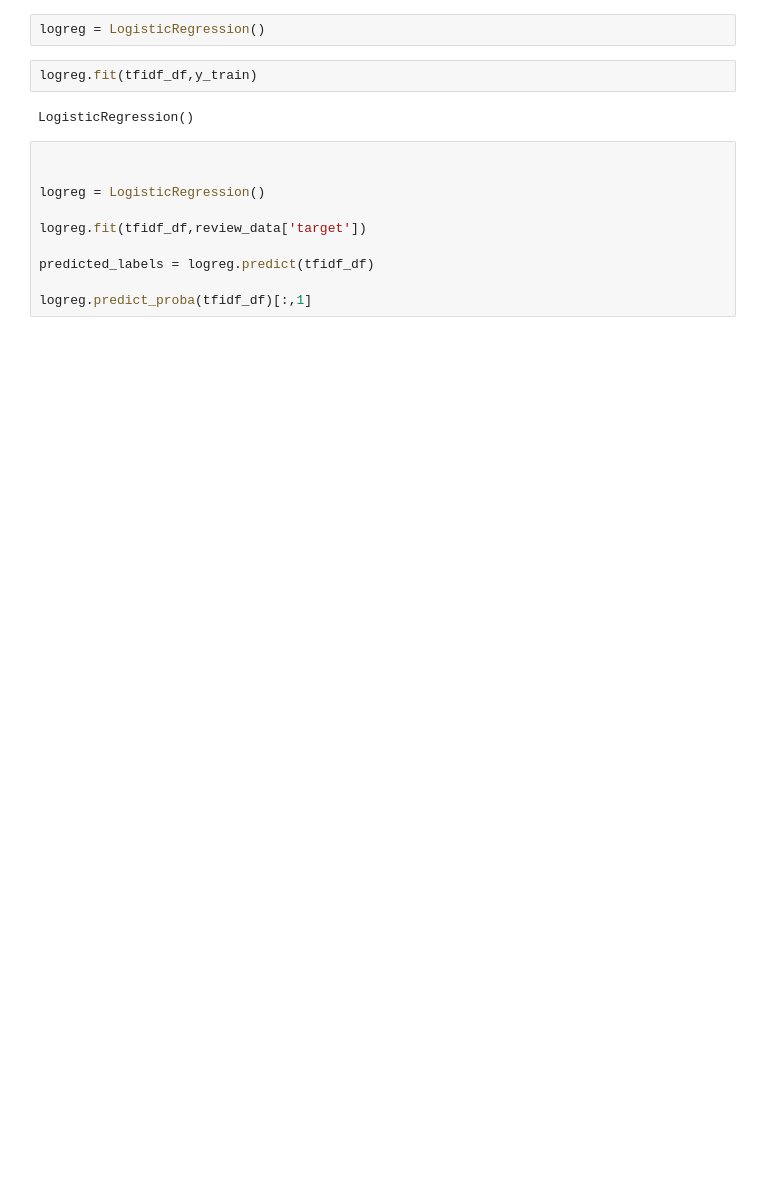
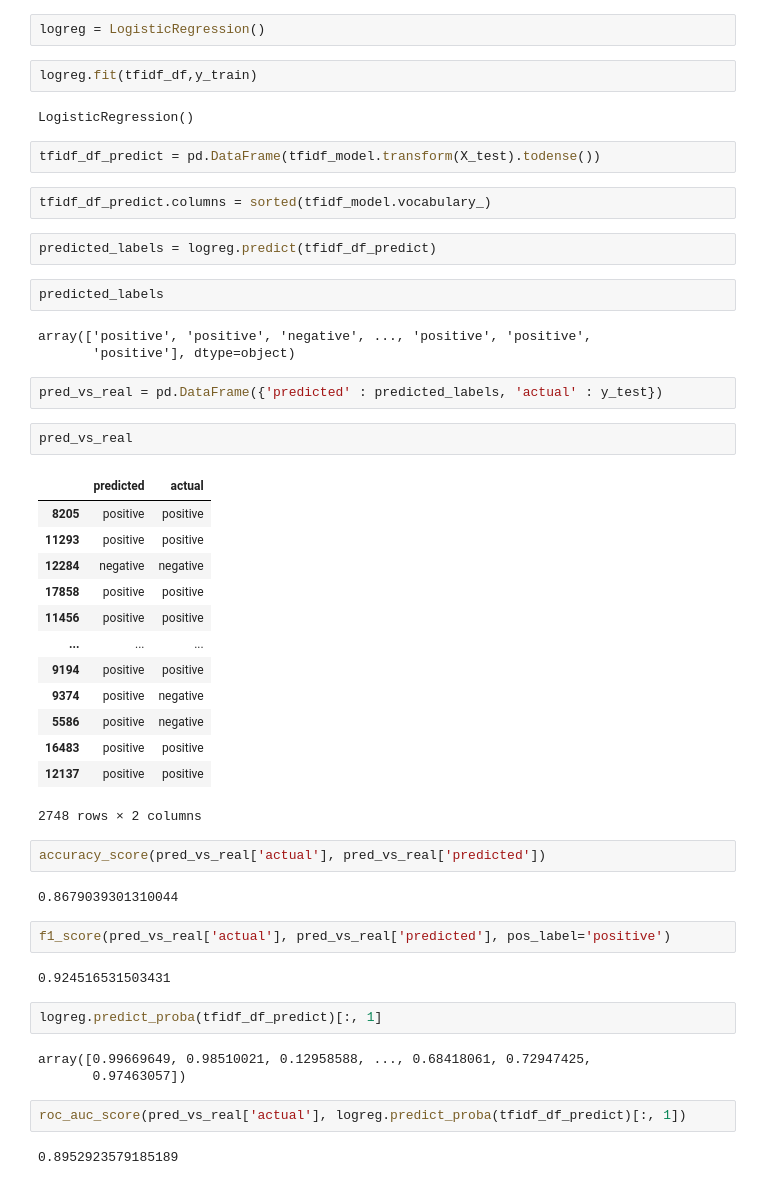
Before and after one commit to gandreguetto/youtube_comments_sentiment, a Jupyter notebook: youtube_comments.ipynb, the cells around one changed output. Saved outputs shown, nothing was run; the diff lists cells and outputs as text; blank space fills up the shorter version.

```diff
--- a/youtube_comments.ipynb
+++ b/youtube_comments.ipynb
@@ -158,13 +161,49 @@ logreg = LogisticRegression()
 logreg.fit(tfidf_df,y_train)
 # %% [output]
 LogisticRegression()
-# %%
-
-
-logreg = LogisticRegression()
-
-logreg.fit(tfidf_df,review_data['target'])
-
-predicted_labels = logreg.predict(tfidf_df)
-
-logreg.predict_proba(tfidf_df)[:,1]
+# %%
+tfidf_df_predict = pd.DataFrame(tfidf_model.transform(X_test).todense())
+# %%
+tfidf_df_predict.columns = sorted(tfidf_model.vocabulary_)
+# %%
+predicted_labels = logreg.predict(tfidf_df_predict)
+# %%
+predicted_labels
+# %% [output]
+array(['positive', 'positive', 'negative', ..., 'positive', 'positive',
+       'positive'], dtype=object)
+# %%
+pred_vs_real = pd.DataFrame({'predicted' : predicted_labels, 'actual' : y_test})
+# %%
+pred_vs_real
+# %% [output]
+|  | predicted | actual |
+| 8205 | positive | positive |
+| 11293 | positive | positive |
+| 12284 | negative | negative |
+| 17858 | positive | positive |
+| 11456 | positive | positive |
+| ... | ... | ... |
+| 9194 | positive | positive |
+| 9374 | positive | negative |
+| 5586 | positive | negative |
+| 16483 | positive | positive |
+| 12137 | positive | positive |
+2748 rows × 2 columns
+# %%
+accuracy_score(pred_vs_real['actual'], pred_vs_real['predicted'])
+# %% [output]
+0.8679039301310044
+# %%
+f1_score(pred_vs_real['actual'], pred_vs_real['predicted'], pos_label='positive')
+# %% [output]
+0.924516531503431
+# %%
+logreg.predict_proba(tfidf_df_predict)[:, 1]
+# %% [output]
+array([0.99669649, 0.98510021, 0.12958588, ..., 0.68418061, 0.72947425,
+       0.97463057])
+# %%
+roc_auc_score(pred_vs_real['actual'], logreg.predict_proba(tfidf_df_predict)[:, 1])
+# %% [output]
+0.8952923579185189
```
Also changed, not shown: parts of 26 cells of this notebook.
